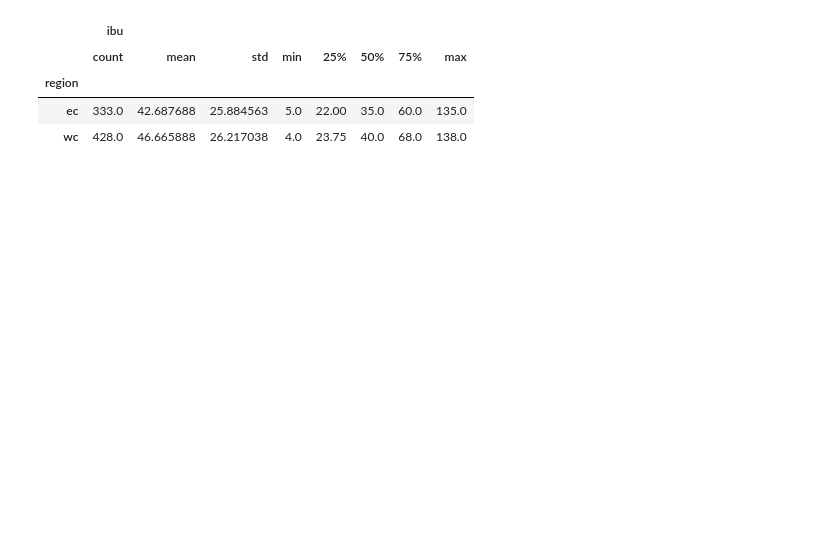
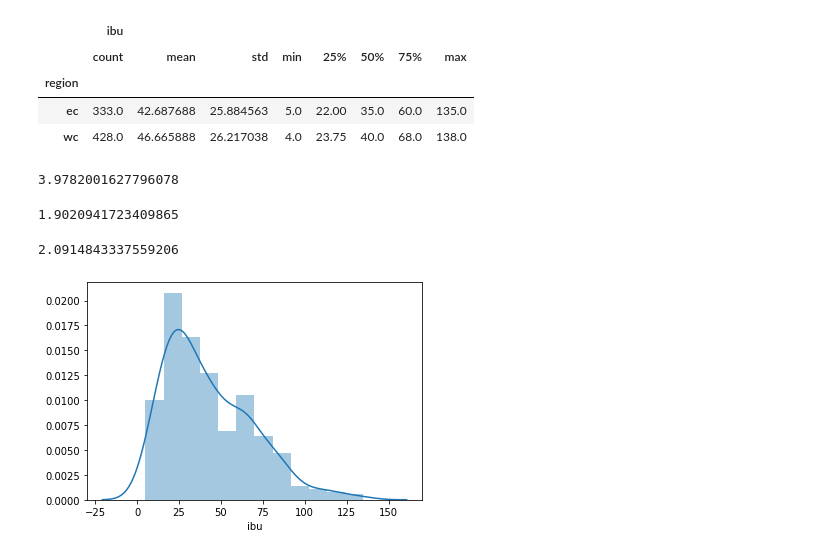
Before and after one commit to josephimathias/Beer-Hypothesis-Testing, a Jupyter notebook: Coastal IBUs.ipynb, the cells around one changed output. Drawn from its saved outputs; the diff is of its cells as text; code cells hidden in the pictures; blank space fills up the shorter version.

Commit message:
Added distplots and boxplot

```diff
--- a/Coastal IBUs.ipynb
+++ b/Coastal IBUs.ipynb
@@ -17,3 +18,5 @@ groupby_coast.describe()
 | region |  |  |  |  |  |  |  |  |
 | ec | 333.0 | 42.687688 | 25.884563 | 5.0 | 22.00 | 35.0 | 60.0 | 135.0 |
 | wc | 428.0 | 46.665888 | 26.217038 | 4.0 | 23.75 | 40.0 | 68.0 | 138.0 |
+# %%
+ec_beers = beer_df_by_coast.loc[beer_df_by_coast['region'] == 'ec']
@@ -19,0 +37,19 @@ groupby_coast.describe()
+# %%
+t_numerator = wc_mean_ibu - ec_mean_ibu
+t_numerator
+# %% [output]
+3.9782001627796078
+# %%
+t_denominator = math.sqrt((wc_std_ibu**2)/wc_count + (ec_std_ibu**2)/ec_count)
+t_denominator
+# %% [output]
+1.9020941723409865
+# %%
+t_value = t_numerator/t_denominator
+t_value
+# %% [output]
+2.0914843337559206
+# %%
+sns.distplot(ec_beers['ibu']);
+# %% [output]
+[figure, added]
```
Also changed, not shown: parts of 11 cells of this notebook.
